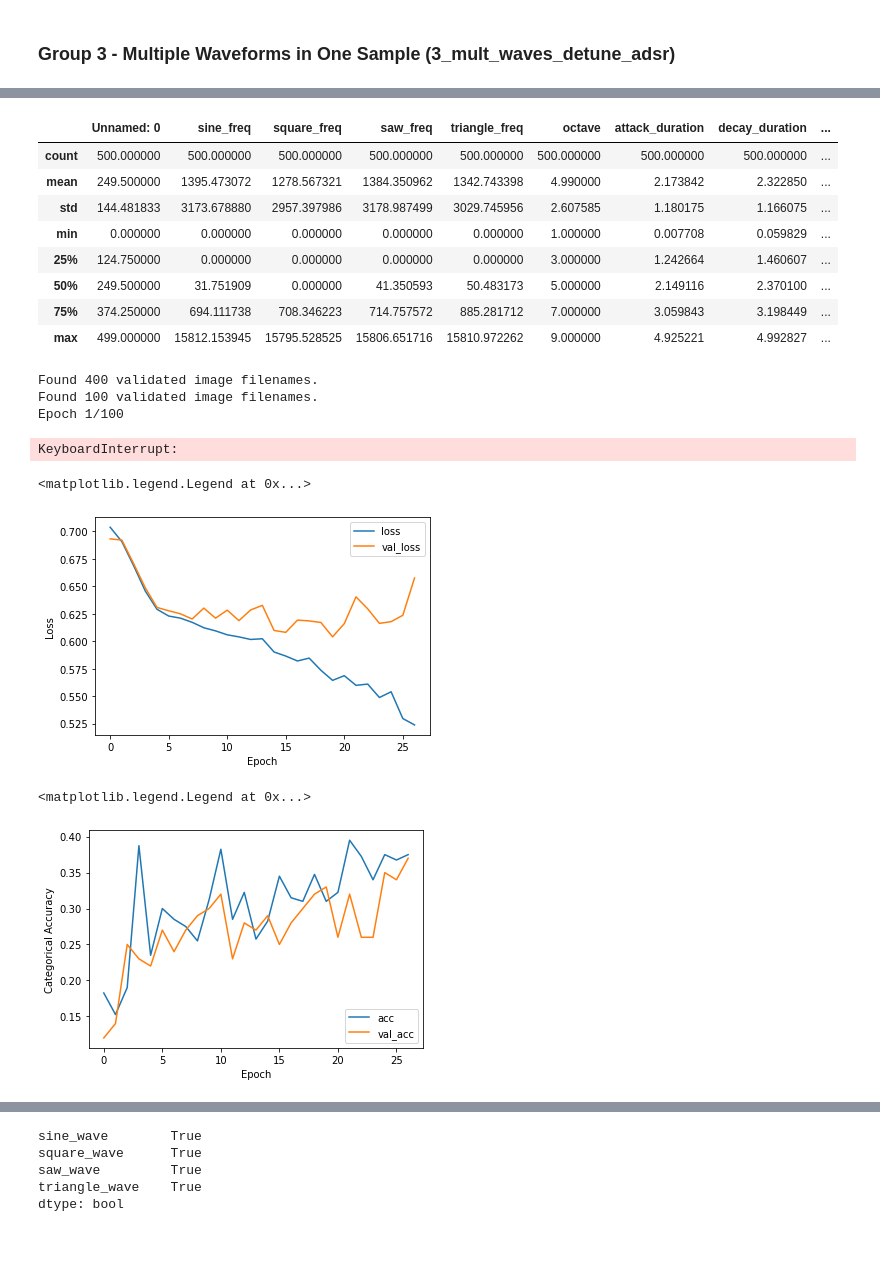
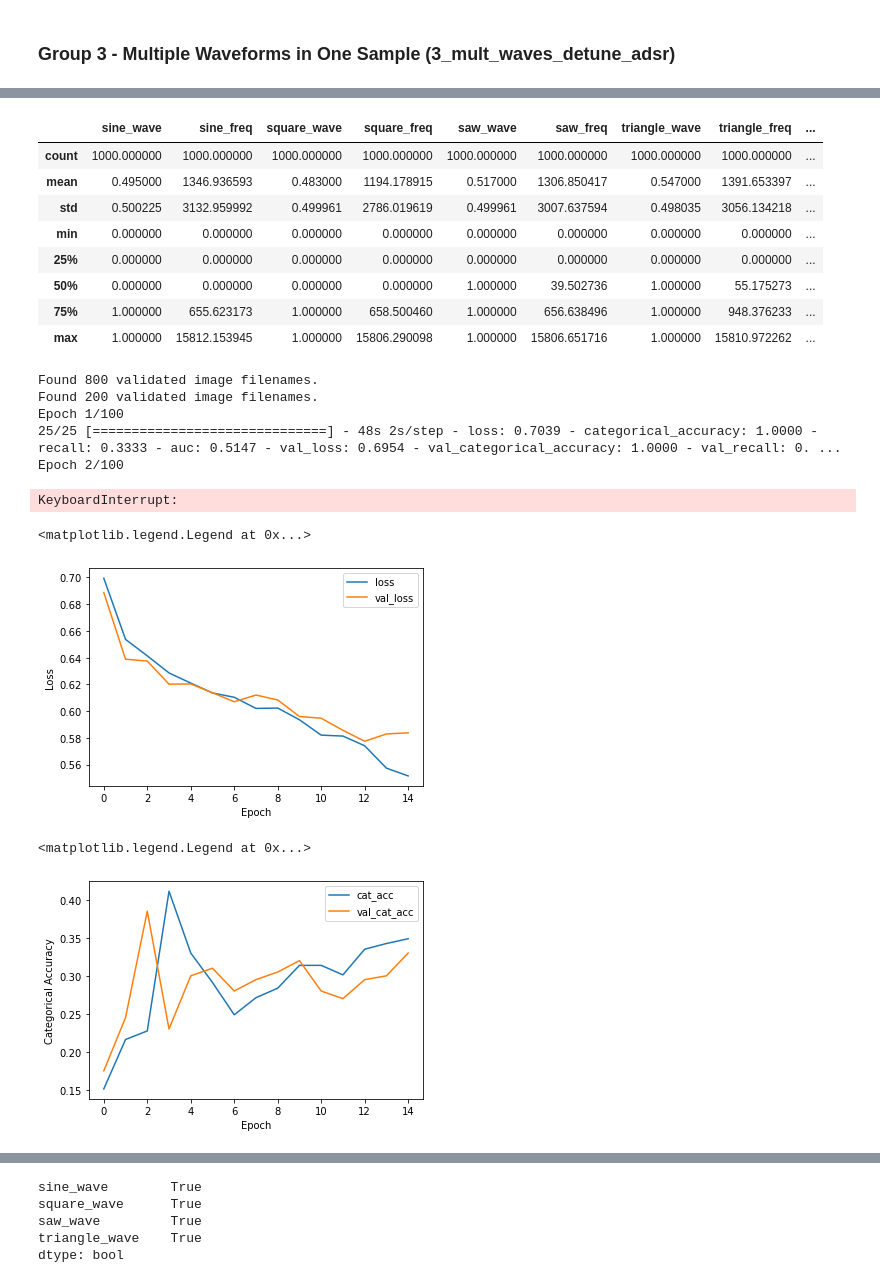
Before and after one commit to kalebts/synth-param-estimator, a Jupyter notebook: code/cnn.ipynb, the cells around one changed output, grey strips where cells are left out. Cells and saved outputs as stored; diff of their text form; code cells hidden in the pictures; blank space fills up the shorter version.

Commit message:
updates to models, datasets, more comments on files

```diff
--- a/code/cnn.ipynb
+++ b/code/cnn.ipynb
@@ -1023,0 +843,8 @@ data['triangle_wave'] = data['triangle_wave'].astype(str)
+# %%
+data1 = pd.read_csv('../audio_files/mono/3_mult_waves_detune_adsr/file_data1-500.csv')
+data2 = pd.read_csv('../audio_files/mono/3_mult_waves_detune_adsr/file_data501-1000.csv')
+
+data = pd.concat([data1, data2], axis=0, ignore_index=True)
+# %%
+data.drop('Unnamed: 0', axis=1, inplace=True)
+data
@@ -1026,15 +867,15 @@ data['file_name'] = data['file_name'] + '.png'
 # %%
 data.describe()
 # %% [output]
-|  | Unnamed: 0 | sine_freq | square_freq | saw_freq | triangle_freq | octave | attack_duration | decay_duration | ... |
-| count | 500.000000 | 500.000000 | 500.000000 | 500.000000 | 500.000000 | 500.000000 | 500.000000 | 500.000000 | ... |
-| mean | 249.500000 | 1395.473072 | 1278.567321 | 1384.350962 | 1342.743398 | 4.990000 | 2.173842 | 2.322850 | ... |
-| std | 144.481833 | 3173.678880 | 2957.397986 | 3178.987499 | 3029.745956 | 2.607585 | 1.180175 | 1.166075 | ... |
-| min | 0.000000 | 0.000000 | 0.000000 | 0.000000 | 0.000000 | 1.000000 | 0.007708 | 0.059829 | ... |
-| 25% | 124.750000 | 0.000000 | 0.000000 | 0.000000 | 0.000000 | 3.000000 | 1.242664 | 1.460607 | ... |
-| 50% | 249.500000 | 31.751909 | 0.000000 | 41.350593 | 50.483173 | 5.000000 | 2.149116 | 2.370100 | ... |
-| 75% | 374.250000 | 694.111738 | 708.346223 | 714.757572 | 885.281712 | 7.000000 | 3.059843 | 3.198449 | ... |
-| max | 499.000000 | 15812.153945 | 15795.528525 | 15806.651716 | 15810.972262 | 9.000000 | 4.925221 | 4.992827 | ... |
+|  | sine_wave | sine_freq | square_wave | square_freq | saw_wave | saw_freq | triangle_wave | triangle_freq | ... |
+| count | 1000.000000 | 1000.000000 | 1000.000000 | 1000.000000 | 1000.000000 | 1000.000000 | 1000.000000 | 1000.000000 | ... |
+| mean | 0.495000 | 1346.936593 | 0.483000 | 1194.178915 | 0.517000 | 1306.850417 | 0.547000 | 1391.653397 | ... |
+| std | 0.500225 | 3132.959992 | 0.499961 | 2786.019619 | 0.499961 | 3007.637594 | 0.498035 | 3056.134218 | ... |
+| min | 0.000000 | 0.000000 | 0.000000 | 0.000000 | 0.000000 | 0.000000 | 0.000000 | 0.000000 | ... |
+| 25% | 0.000000 | 0.000000 | 0.000000 | 0.000000 | 0.000000 | 0.000000 | 0.000000 | 0.000000 | ... |
+| 50% | 0.000000 | 0.000000 | 0.000000 | 0.000000 | 1.000000 | 39.502736 | 1.000000 | 55.175273 | ... |
+| 75% | 1.000000 | 655.623173 | 1.000000 | 658.500460 | 1.000000 | 656.638496 | 1.000000 | 948.376233 | ... |
+| max | 1.000000 | 15812.153945 | 1.000000 | 15806.290098 | 1.000000 | 15806.651716 | 1.000000 | 15810.972262 | ... |
 # %%
 # data gen
 datagen = ImageDataGenerator(rescale=1./255, validation_split=0.2)
@@ -1049,16 +890,18 @@ train_gen = datagen.flow_from_dataframe(
     y_col=y_cols,
     directory=spec_path,
     class_mode='raw',
+    shuffle='False',
     batch_size=32,
     subset='training'
 )
 
-test_gen = datagen.flow_from_dataframe(
+val_gen = datagen.flow_from_dataframe(
     data,
     x_col='file_name',
     y_col=y_cols,
     directory=spec_path,
     class_mode='raw',
+    shuffle='False',
     batch_size=32,
     subset='validation'
 )
@@ -1087,18 +930,18 @@ es = EarlyStopping(
 )
 
 es = EarlyStopping(
-    monitor = 'val_accuracy',
+    monitor = 'val_recall',
     verbose = 1,
     mode='max',
     patience=7
 )
 
 mc = ModelCheckpoint(
-    filepath='models/model3.1mc{epoch:02d}-val_accuracy{val_accuracy:.2f}',
-    monitor='val_accuracy',
+    filepath='../models/model3.1mc{epoch:02d}-val_recall{val_recall:.2f}',
+    monitor='val_recall',
     mode='max',
     save_best_only=True,
-    initial_value_threshold=.5
+    initial_value_threshold=.70
 )
 
 model3_1.compile(
@@ -1106,15 +949,18 @@ model3_1.compile(
     loss='binary_crossentropy',
     metrics=[
         tf.keras.metrics.categorical_accuracy,
-        tf.keras.metrics.Accuracy(dtype=float)
+        tf.keras.metrics.Recall(name='recall'),
+        tf.keras.metrics.AUC(name='auc')
     ]
 )
 
-history3_1 = model3_1.fit(train_gen, validation_data=test_gen, epochs=100, callbacks=[es, mc])
+history3_1 = model3_1.fit(train_gen, validation_data=val_gen, epochs=100, callbacks=[es, mc])
 # %% [output]
-Found 400 validated image filenames.
-Found 100 validated image filenames.
+Found 800 validated image filenames.
+Found 200 validated image filenames.
 Epoch 1/100
+25/25 [==============================] - 48s 2s/step - loss: 0.7039 - categorical_accuracy: 1.0000 - recall: 0.3333 - auc: 0.5147 - val_loss: 0.6954 - val_categorical_accuracy: 1.0000 - val_recall: 0. ...
+Epoch 2/100
 KeyboardInterrupt:
 # %%
 plt.xlabel('Epoch')
@@ -1124,15 +970,15 @@ plt.plot(history3_1.history['val_loss'])
 plt.legend(['loss', 'val_loss'])
 # %% [output]
 <matplotlib.legend.Legend at 0x...>
-[figure, old version]
+[figure, new version]
 # %%
 plt.xlabel('Epoch')
 plt.ylabel('Categorical Accuracy')
 plt.plot(history3_1.history['categorical_accuracy'])
 plt.plot(history3_1.history['val_categorical_accuracy'])
-plt.legend(['acc', 'val_acc'])
+plt.legend(['cat_acc', 'val_cat_acc'])
 # %% [output]
 <matplotlib.legend.Legend at 0x...>
-[figure, old version]
+[figure, new version]
 # %%
 plt.xlabel('Epoch')
```
Also changed, not shown: parts of 28 cells of this notebook, 22 other files.
